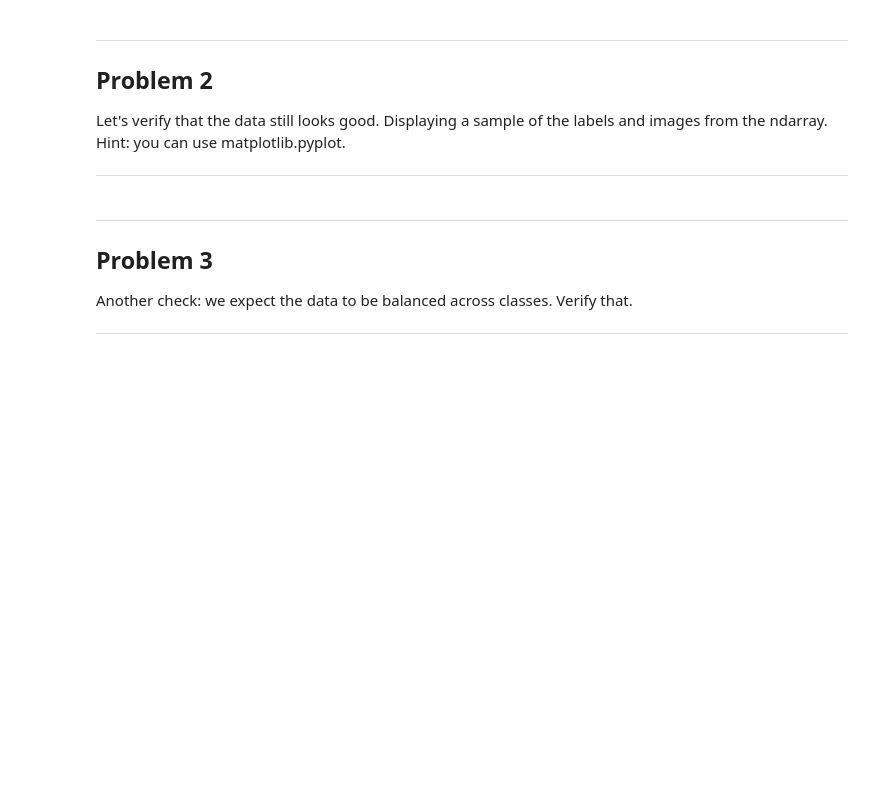
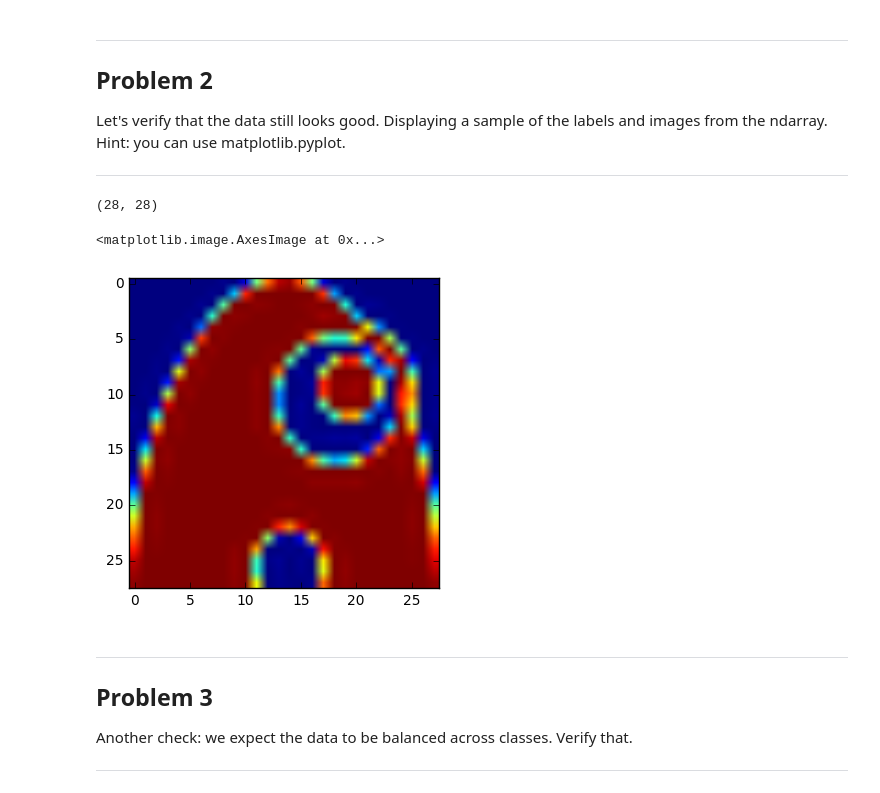
Before and after one commit to ShraddhaSurana/DeepLearning-Udacity, a Jupyter notebook: 1_notmnist.ipynb, the cells around one changed output. Cells and saved outputs as stored; diff of their text form; code cells hidden in the pictures; blank space fills up the shorter version.

```diff
--- a/1_notmnist.ipynb
+++ b/1_notmnist.ipynb
@@ -250,6 +262,23 @@ Problem 2
 Let's verify that the data still looks good. Displaying a sample of the labels and images from the ndarray. Hint: you can use matplotlib.pyplot.
 
 ---
+# %%
+A = train_datasets[0]
+
+with open(A, 'rb') as f:
+    dataset = pickle.load(f) # This dataset has all the A characters in 1 big 3D array
+# %%
+A_1 = dataset[5,:,:] # Take the A character at position 1 in the array. This is a 2D array now.
+# %%
+print(A_1.shape)
+A_1
+
+#Plot this
+plt.imshow(A_1)
+# %% [output]
+(28, 28)
+<matplotlib.image.AxesImage at 0x...>
+[figure, added]
 # %% [markdown]
 ---
 Problem 3
```
Also changed, not shown: parts of 1 cell of this notebook.
